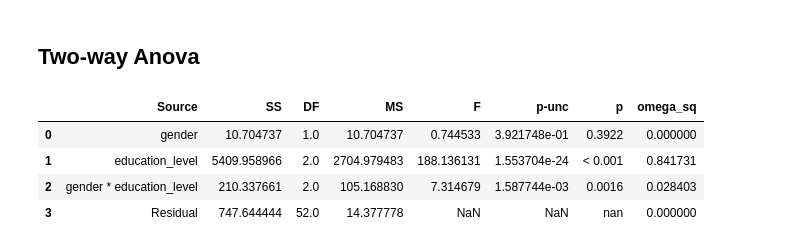
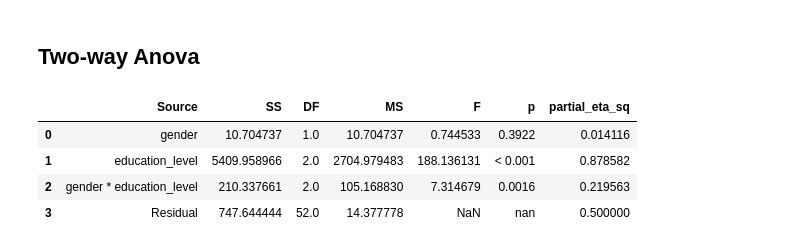
Before and after one commit to RomandRapido/APM1111, a Jupyter notebook: FA9-Lansangan/FA9-Lansangan.ipynb, the cells around one changed output. Saved outputs shown, nothing was run; the diff lists cells and outputs as text; code cells hidden in the pictures.

```diff
--- a/FA9-Lansangan/FA9-Lansangan.ipynb
+++ b/FA9-Lansangan/FA9-Lansangan.ipynb
@@ -175,17 +175,15 @@ Fail to reject the null hypothesis: Variances are equal across groups.
 # %%
 aov = anova(dv='political_interest', between=['gender', 'education_level'], data=df, detailed=True)
 aov['p'] = aov['p-unc'].apply(lambda x: "< 0.001" if x < 0.001 else f"{x:.4f}")
-
-SS_total = aov['SS'].sum()
-MS_residual = aov.loc[aov['Source'] == 'Residual', 'MS'].values[0]
-aov['omega_sq'] = (aov['SS'] - (aov['DF'] * MS_residual)) / (SS_total + MS_residual)
-aov['omega_sq'] = aov['omega_sq'].clip(lower=0)
-aov.drop(columns=['np2'], inplace=True)
+SS_residual = aov.loc[aov['Source'] == 'Residual', 'SS'].values[0]
+aov['partial_eta_sq'] = aov['SS'] / (aov['SS'] + SS_residual)
+aov.drop(columns=['np2', 'omega_sq'], inplace=True, errors='ignore')  # Drop if they exist
+aov = aov[['Source', 'SS', 'DF', 'MS', 'F', 'p', 'partial_eta_sq']]
 
 aov
 # %% [output]
-|  | Source | SS | DF | MS | F | p-unc | p | omega_sq |
-| 0 | gender | 10.704737 | 1.0 | 10.704737 | 0.744533 | 3.921748e-01 | 0.3922 | 0.000000 |
-| 1 | education_level | 5409.958966 | 2.0 | 2704.979483 | 188.136131 | 1.553704e-24 | < 0.001 | 0.841731 |
-| 2 | gender * education_level | 210.337661 | 2.0 | 105.168830 | 7.314679 | 1.587744e-03 | 0.0016 | 0.028403 |
-| 3 | Residual | 747.644444 | 52.0 | 14.377778 | NaN | NaN | nan | 0.000000 |
+|  | Source | SS | DF | MS | F | p | partial_eta_sq |
+| 0 | gender | 10.704737 | 1.0 | 10.704737 | 0.744533 | 0.3922 | 0.014116 |
+| 1 | education_level | 5409.958966 | 2.0 | 2704.979483 | 188.136131 | < 0.001 | 0.878582 |
+| 2 | gender * education_level | 210.337661 | 2.0 | 105.168830 | 7.314679 | 0.0016 | 0.219563 |
+| 3 | Residual | 747.644444 | 52.0 | 14.377778 | NaN | nan | 0.500000 |
```
Also changed, not shown: parts of 7 cells of this notebook.
